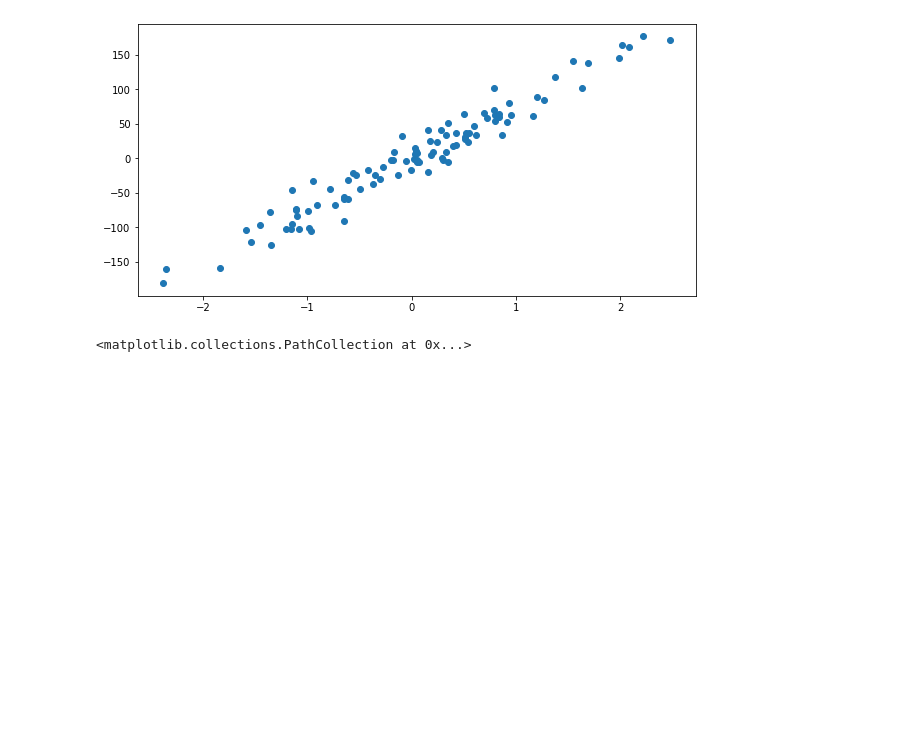
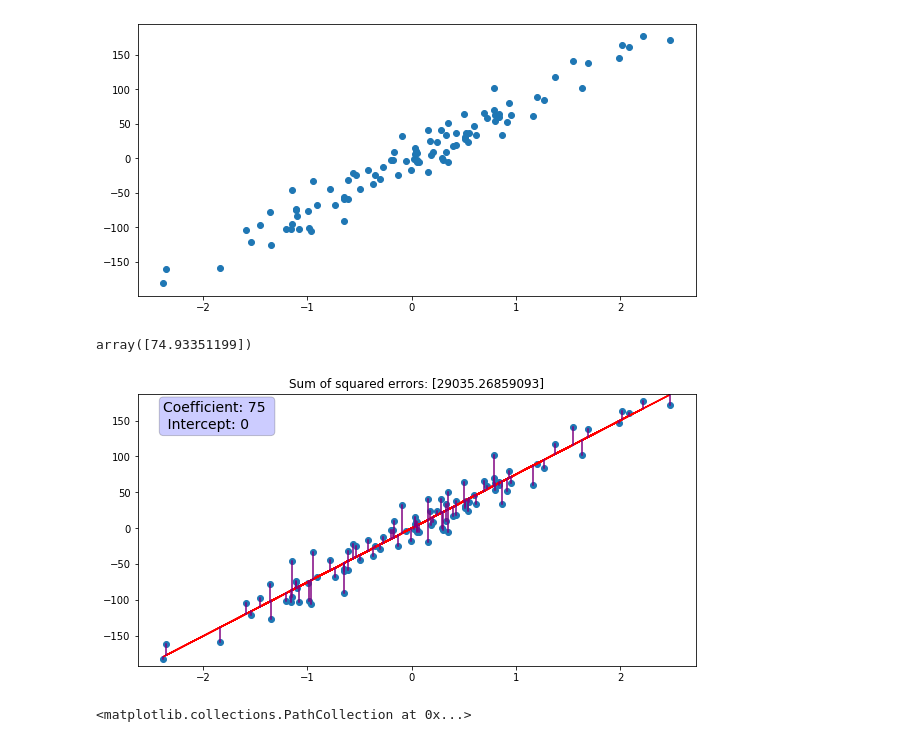
Before and after one commit to max-miller/ds_ground_up, a Jupyter notebook: regression/regression.ipynb, the cells around one changed output. Drawn from its saved outputs; the diff is of its cells as text; code cells hidden in the pictures; blank space fills up the shorter version.

```diff
--- a/regression/regression.ipynb
+++ b/regression/regression.ipynb
@@ -103,6 +103,15 @@ plt.scatter(x2,y2)
 # %% [output]
 <matplotlib.collections.PathCollection at 0x...>
 [figure]
+# %%
+lr.fit(x2,y2)
+lr.coef_
+# %% [output]
+array([74.93351199])
+# %%
+cost_function_sse(x2,y2,75,0)
+# %% [output]
+[figure, added]
 # %%
 plt.figure(figsize=(10,5))
 plt.scatter(x2,(y2/10)**2)
```
